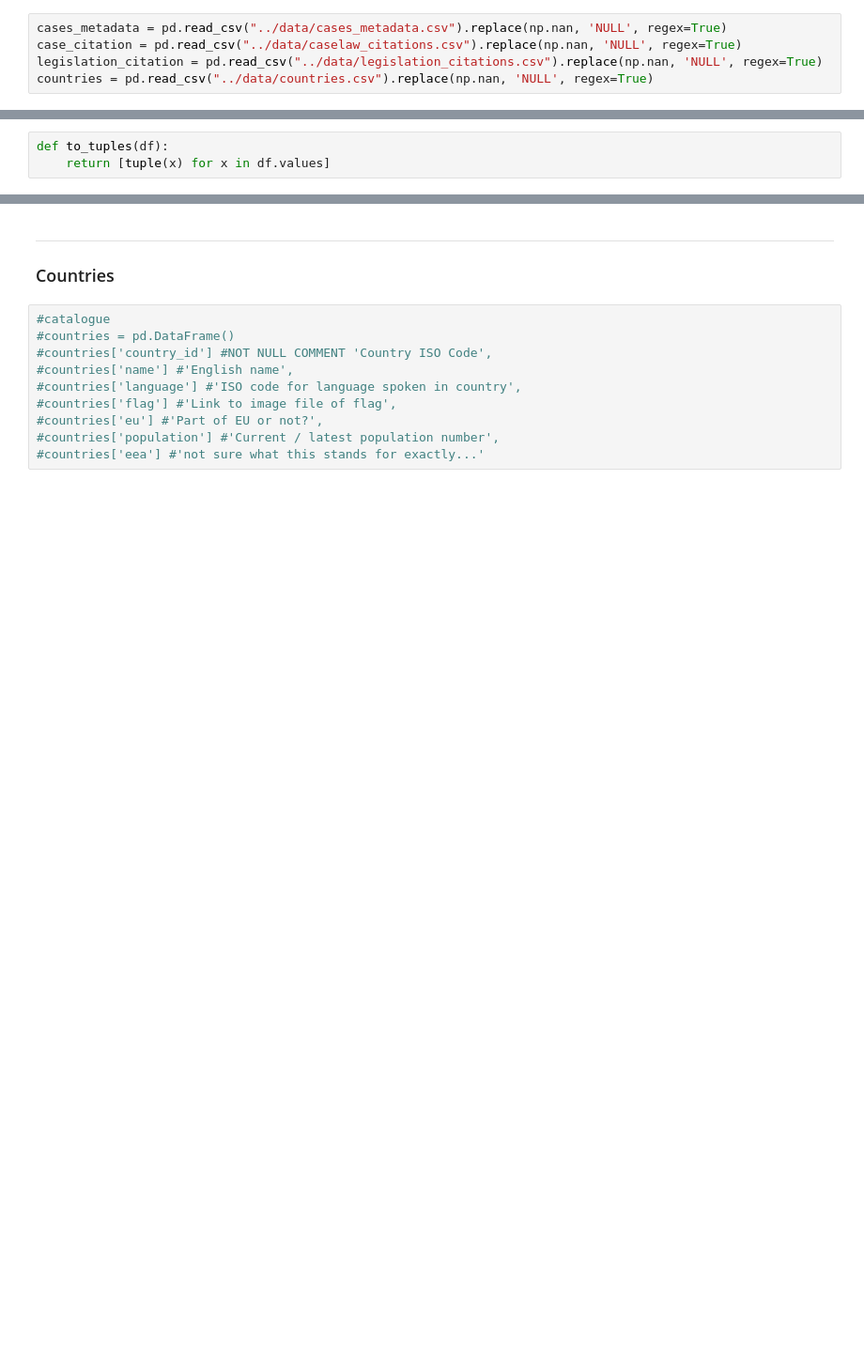
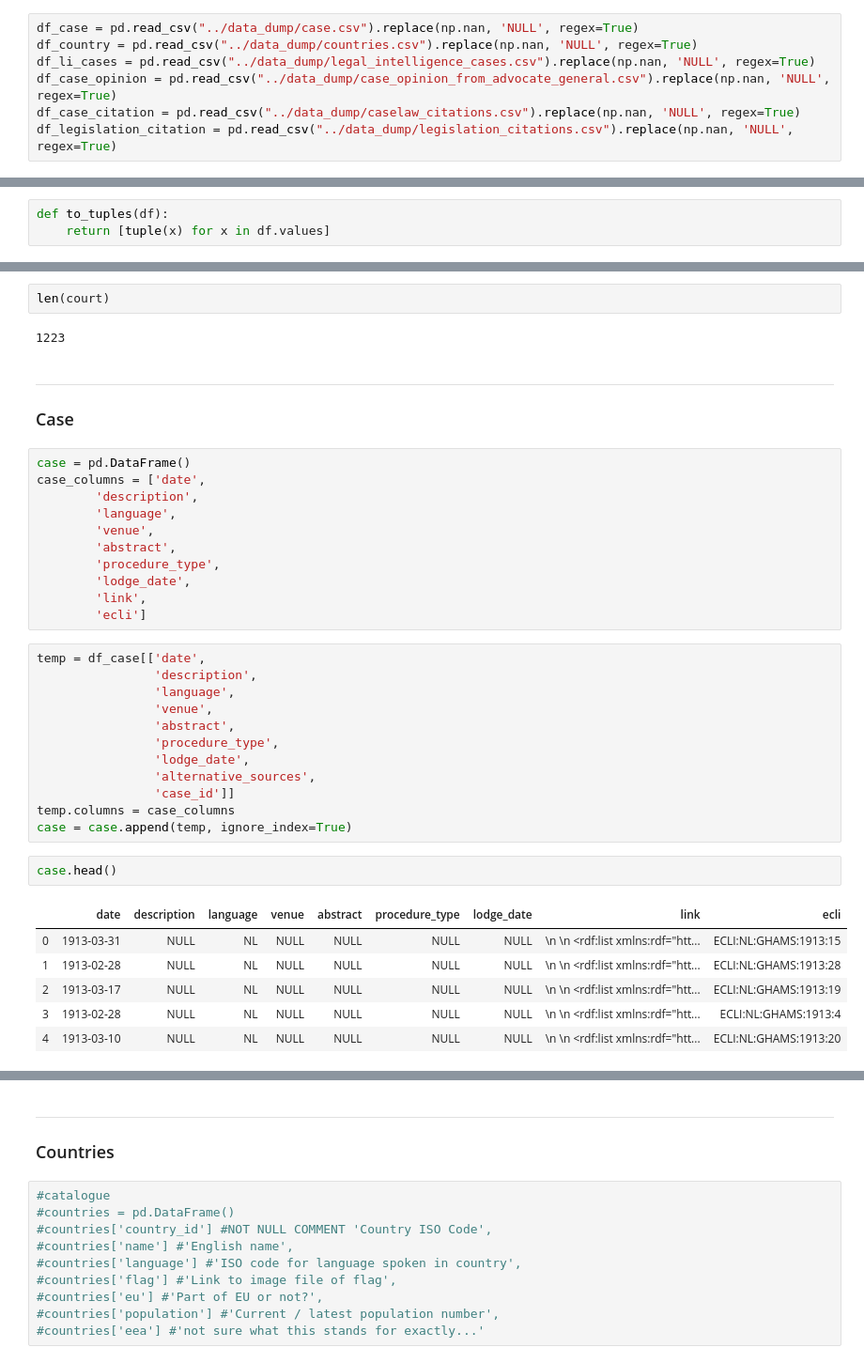
Before and after one commit to maastrichtlawtech/case-law-explorer, a Jupyter notebook: notebooks/database_datadump.ipynb, the cells around one changed output, grey strips where cells are left out. Shown at 94% size. Cells and saved outputs as stored; diff of their text form; blank space fills up the shorter version.

```diff
--- a/notebooks/database_datadump.ipynb
+++ b/notebooks/database_datadump.ipynb
@@ -47,5 +55,7 @@ import numpy as np
 # %%
-cases_metadata = pd.read_csv("../data/cases_metadata.csv").replace(np.nan, 'NULL', regex=True)
-case_citation = pd.read_csv("../data/caselaw_citations.csv").replace(np.nan, 'NULL', regex=True)
-legislation_citation = pd.read_csv("../data/legislation_citations.csv").replace(np.nan, 'NULL', regex=True)
-countries = pd.read_csv("../data/countries.csv").replace(np.nan, 'NULL', regex=True)
+df_case = pd.read_csv("../data_dump/case.csv").replace(np.nan, 'NULL', regex=True)
+df_country = pd.read_csv("../data_dump/countries.csv").replace(np.nan, 'NULL', regex=True)
+df_li_cases = pd.read_csv("../data_dump/legal_intelligence_cases.csv").replace(np.nan, 'NULL', regex=True)
+df_case_opinion = pd.read_csv("../data_dump/case_opinion_from_advocate_general.csv").replace(np.nan, 'NULL', regex=True)
+df_case_citation = pd.read_csv("../data_dump/caselaw_citations.csv").replace(np.nan, 'NULL', regex=True)
+df_legislation_citation = pd.read_csv("../data_dump/legislation_citations.csv").replace(np.nan, 'NULL', regex=True)
@@ -60,0 +226,39 @@ def to_tuples(df):
+# %%
+len(court)
+# %% [output]
+1223
+# %% [markdown]
+---
+### Case
+# %%
+case = pd.DataFrame()
+case_columns = ['date',
+        'description',
+        'language',
+        'venue',
+        'abstract',
+        'procedure_type',
+        'lodge_date',
+        'link',
+        'ecli']
+# %%
+temp = df_case[['date',
+                'description',
+                'language',
+                'venue',
+                'abstract',
+                'procedure_type',
+                'lodge_date',
+                'alternative_sources',
+                'case_id']]
+temp.columns = case_columns
+case = case.append(temp, ignore_index=True)
+# %%
+case.head()
+# %% [output]
+|  | date | description | language | venue | abstract | procedure_type | lodge_date | link | ecli |
+| 0 | 1913-03-31 | NULL | NL | NULL | NULL | NULL | NULL | \n \n <rdf:list xmlns:rdf="htt... | ECLI:NL:GHAMS:1913:15 |
+| 1 | 1913-02-28 | NULL | NL | NULL | NULL | NULL | NULL | \n \n <rdf:list xmlns:rdf="htt... | ECLI:NL:GHAMS:1913:28 |
+| 2 | 1913-03-17 | NULL | NL | NULL | NULL | NULL | NULL | \n \n <rdf:list xmlns:rdf="htt... | ECLI:NL:GHAMS:1913:19 |
+| 3 | 1913-02-28 | NULL | NL | NULL | NULL | NULL | NULL | \n \n <rdf:list xmlns:rdf="htt... | ECLI:NL:GHAMS:1913:4 |
+| 4 | 1913-03-10 | NULL | NL | NULL | NULL | NULL | NULL | \n \n <rdf:list xmlns:rdf="htt... | ECLI:NL:GHAMS:1913:20 |
```
Also changed, not shown: parts of 44 cells of this notebook, 6 other files.
